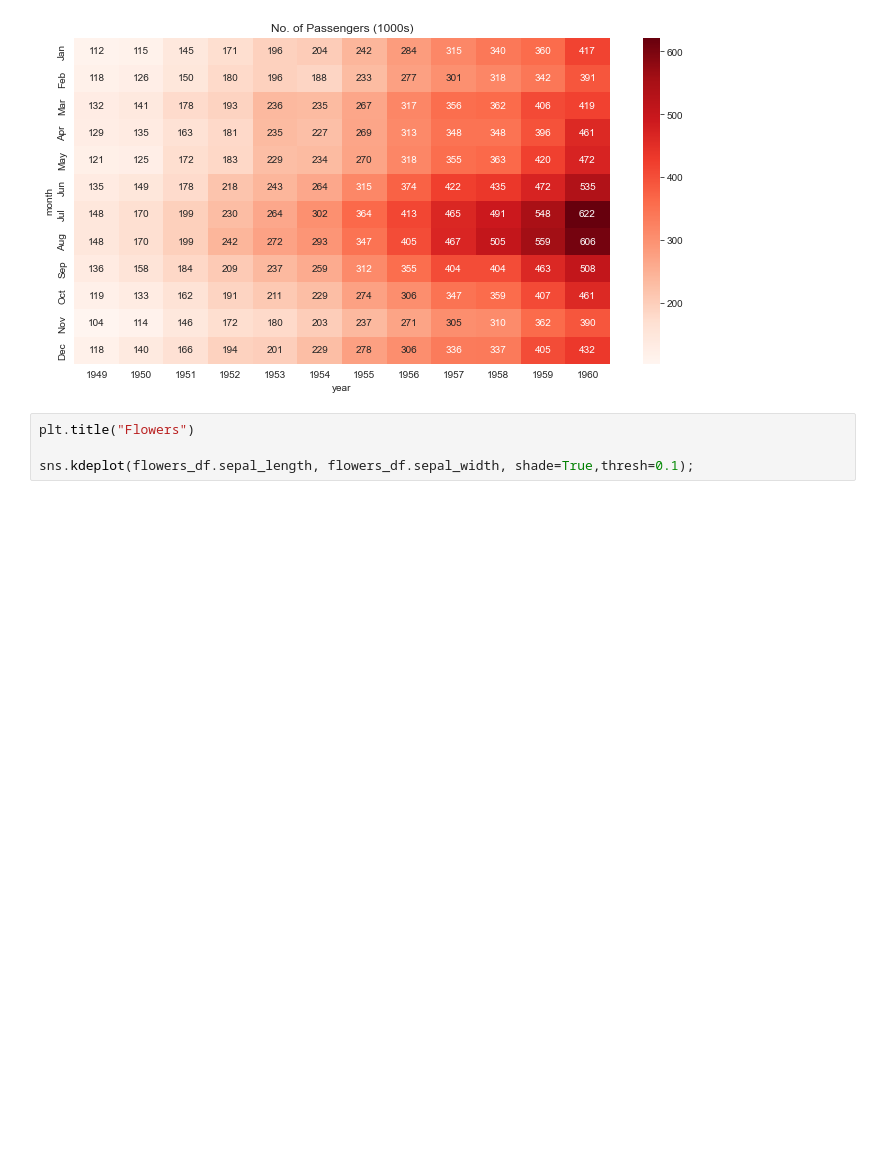
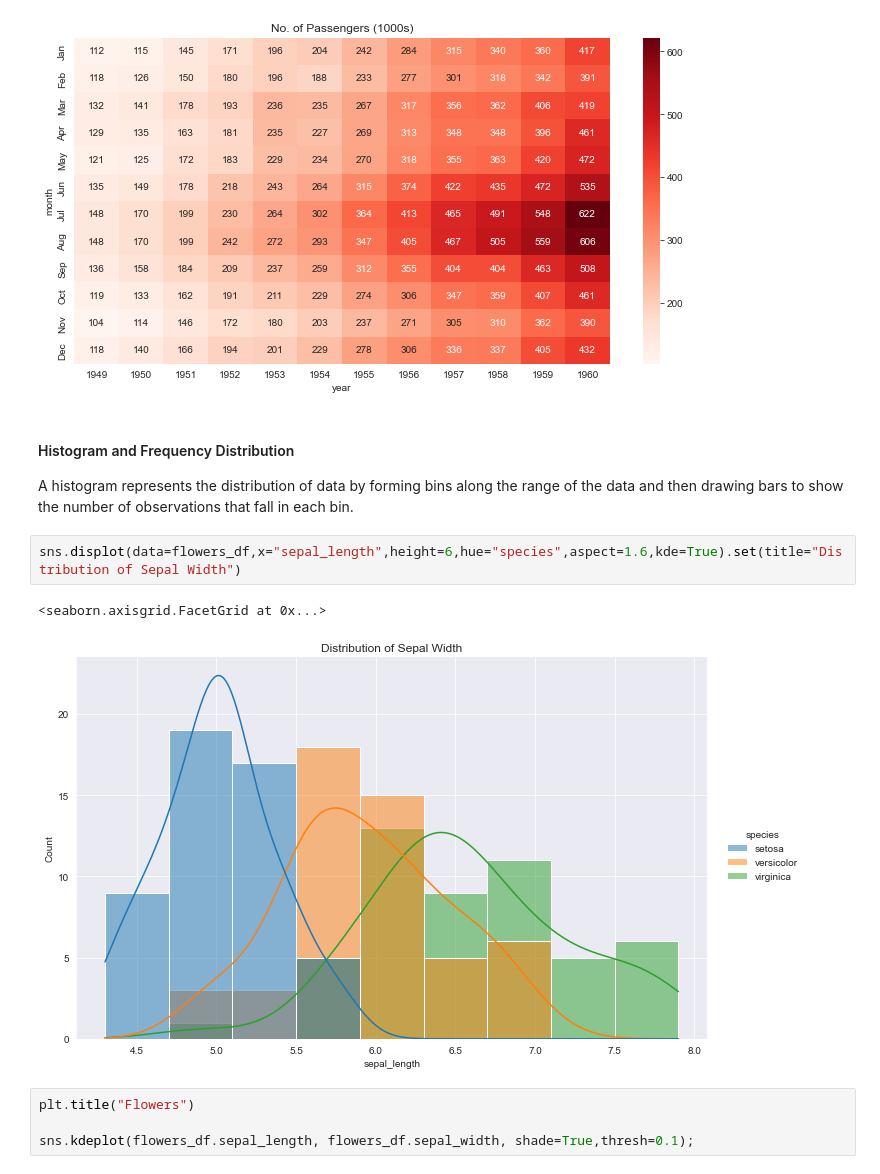
Before and after one commit to piyushrj100/Data_analysis, a Jupyter notebook: mat.ipynb, the cells around one changed output. Drawn from its saved outputs; the diff is of its cells as text; blank space fills up the shorter version.

```diff
--- a/mat.ipynb
+++ b/mat.ipynb
@@ -344,6 +344,14 @@ plt.title("No. of Passengers (1000s)")
 sns.heatmap(flights_df, fmt="d", annot=True, cmap='Reds');
 # %% [output]
 [figure]
+# %% [markdown]
+#### Histogram and Frequency Distribution
+A histogram represents the distribution of data by forming bins along the range of the data and then drawing bars to show the number of observations that fall in each bin.
+# %%
+sns.displot(data=flowers_df,x="sepal_length",height=6,hue="species",aspect=1.6,kde=True).set(title="Distribution of Sepal Width")
+# %% [output]
+<seaborn.axisgrid.FacetGrid at 0x...>
+[figure, added]
 # %%
 plt.title("Flowers")
 
```
Also changed, not shown: parts of 15 cells of this notebook.
